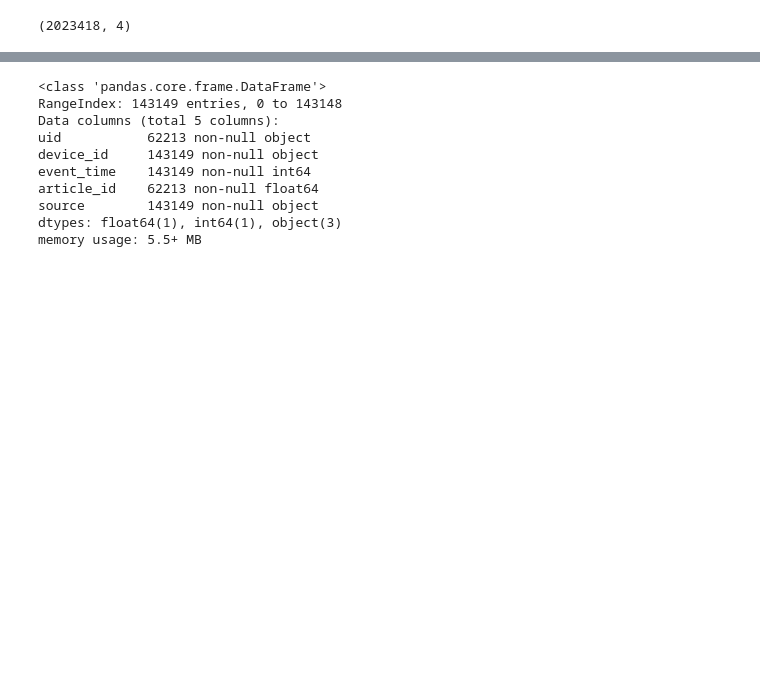
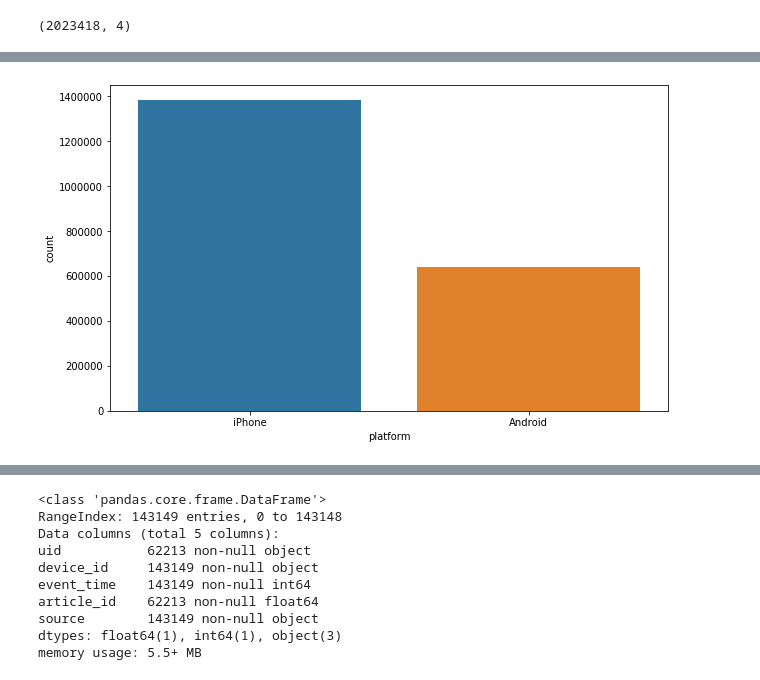
Before and after one commit to DwightTRAX/northwestern_imc_repo, a Jupyter notebook: athletics_challenge/athletics_analysis.ipynb, the cells around one changed output, grey strips where cells are left out. Cells and saved outputs as stored; diff of their text form; code cells hidden in the pictures; blank space fills up the shorter version.

```diff
--- a/athletics_challenge/athletics_analysis.ipynb
+++ b/athletics_challenge/athletics_analysis.ipynb
@@ -92 +110,6 @@ Name: platform, dtype: int64
+# %%
+plt.figure(figsize=(10, 6))
+ax = sns.countplot(x="platform", data=bc)
+# %% [output]
+[figure, added]
 # %%
```
Also changed, not shown: parts of 101 cells of this notebook.
